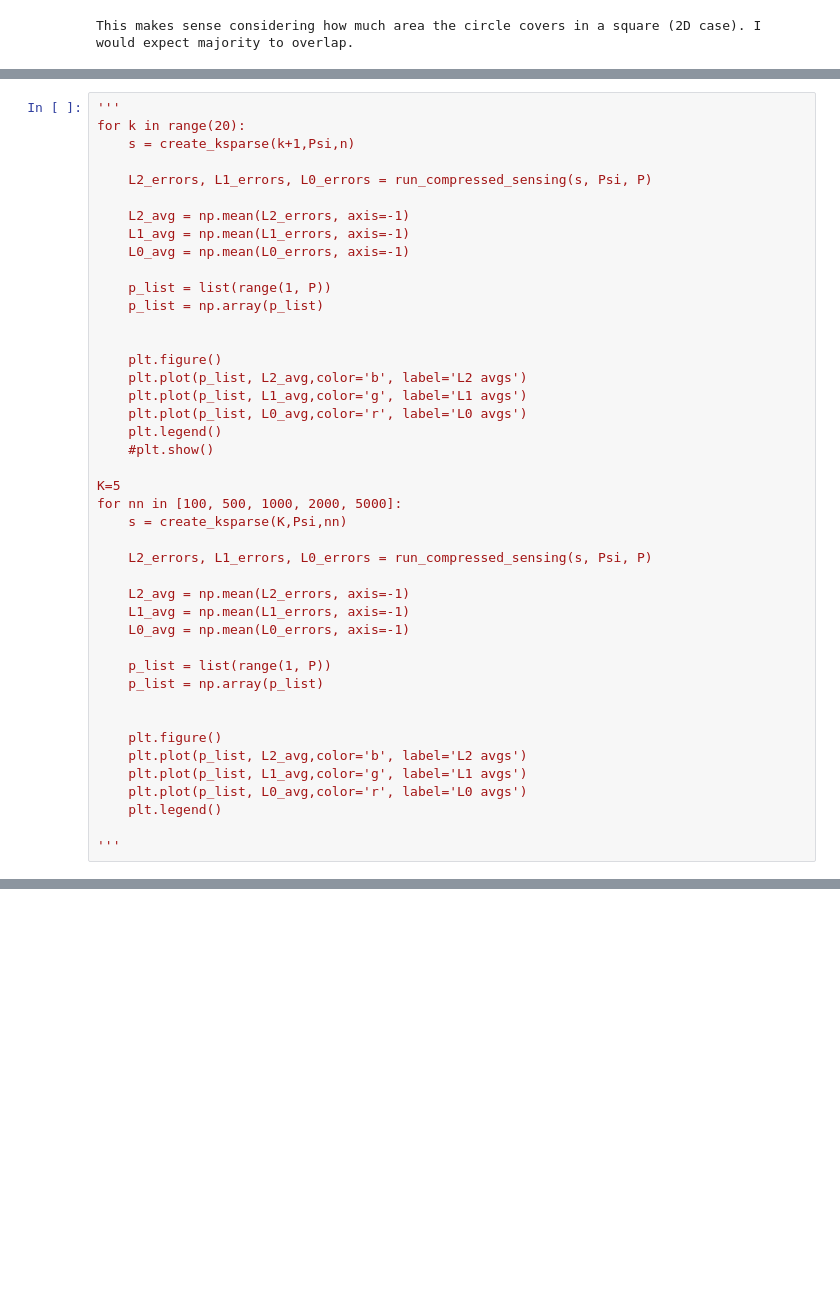
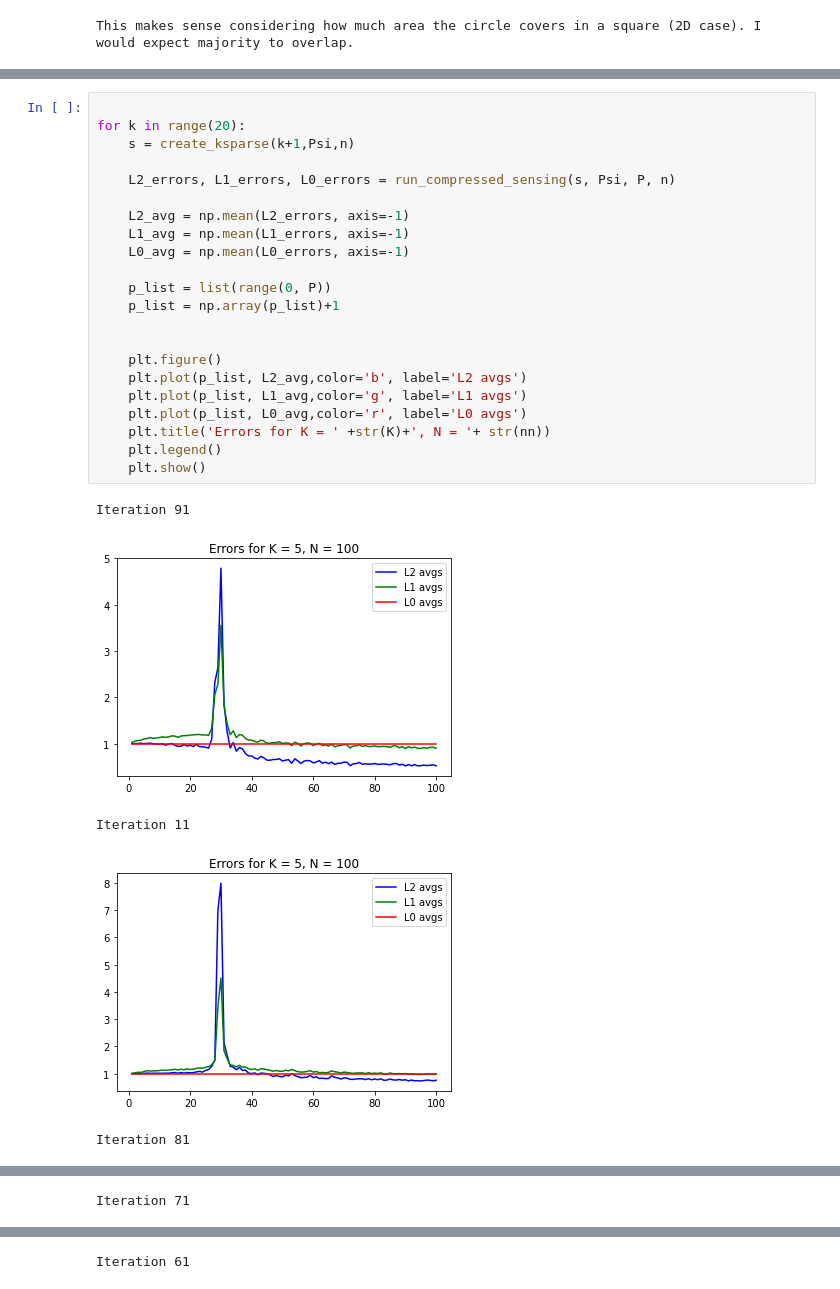
Before and after one commit to german34/math6397_villalobos, a Jupyter notebook: chapter3_hw.ipynb, the cells around one changed output, grey strips where cells are left out. Cells and saved outputs as stored; diff of their text form; blank space fills up the shorter version.

```diff
--- a/chapter3_hw.ipynb
+++ b/chapter3_hw.ipynb
@@ -273,43 +286,28 @@ plt.legend()
 # %%
-'''
+
 for k in range(20):
     s = create_ksparse(k+1,Psi,n)
 
-    L2_errors, L1_errors, L0_errors = run_compressed_sensing(s, Psi, P)
+    L2_errors, L1_errors, L0_errors = run_compressed_sensing(s, Psi, P, n)
 
     L2_avg = np.mean(L2_errors, axis=-1)
     L1_avg = np.mean(L1_errors, axis=-1)
     L0_avg = np.mean(L0_errors, axis=-1)
 
-    p_list = list(range(1, P))
-    p_list = np.array(p_list)
+    p_list = list(range(0, P))
+    p_list = np.array(p_list)+1
 
 
     plt.figure()
     plt.plot(p_list, L2_avg,color='b', label='L2 avgs')
     plt.plot(p_list, L1_avg,color='g', label='L1 avgs')
     plt.plot(p_list, L0_avg,color='r', label='L0 avgs')
+    plt.title('Errors for K = ' +str(K)+', N = '+ str(nn))
     plt.legend()
-    #plt.show()
-
-K=5
-for nn in [100, 500, 1000, 2000, 5000]:
-    s = create_ksparse(K,Psi,nn)
-
-    L2_errors, L1_errors, L0_errors = run_compressed_sensing(s, Psi, P)
-
-    L2_avg = np.mean(L2_errors, axis=-1)
-    L1_avg = np.mean(L1_errors, axis=-1)
-    L0_avg = np.mean(L0_errors, axis=-1)
-
-    p_list = list(range(1, P))
-    p_list = np.array(p_list)
-
-
-    plt.figure()
-    plt.plot(p_list, L2_avg,color='b', label='L2 avgs')
-    plt.plot(p_list, L1_avg,color='g', label='L1 avgs')
-    plt.plot(p_list, L0_avg,color='r', label='L0 avgs')
-    plt.legend()
-
-'''
+    plt.show()
+# %% [output]
+Iteration 91
+[figure, added]
+Iteration 11
+[figure, added]
+Iteration 81
@@ -315,0 +315 @@ for nn in [100, 500, 1000, 2000, 5000]:
+Iteration 71
@@ -315,0 +317 @@ for nn in [100, 500, 1000, 2000, 5000]:
+Iteration 61
```
Also changed, not shown: parts of 6 cells of this notebook.
